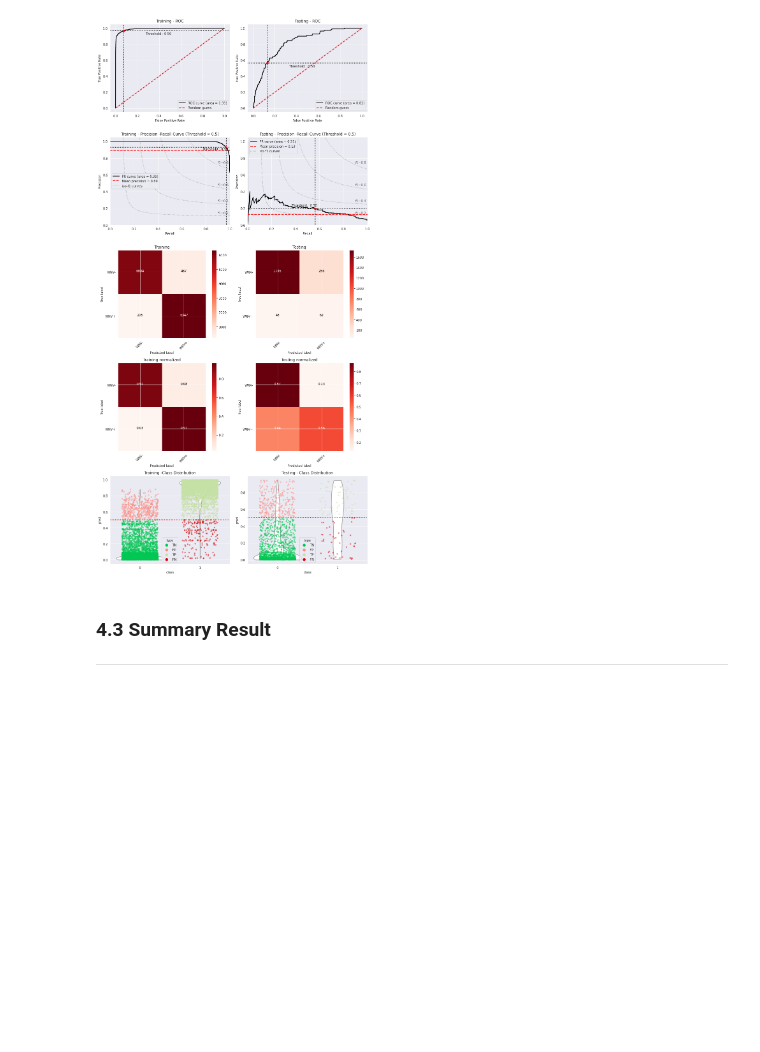
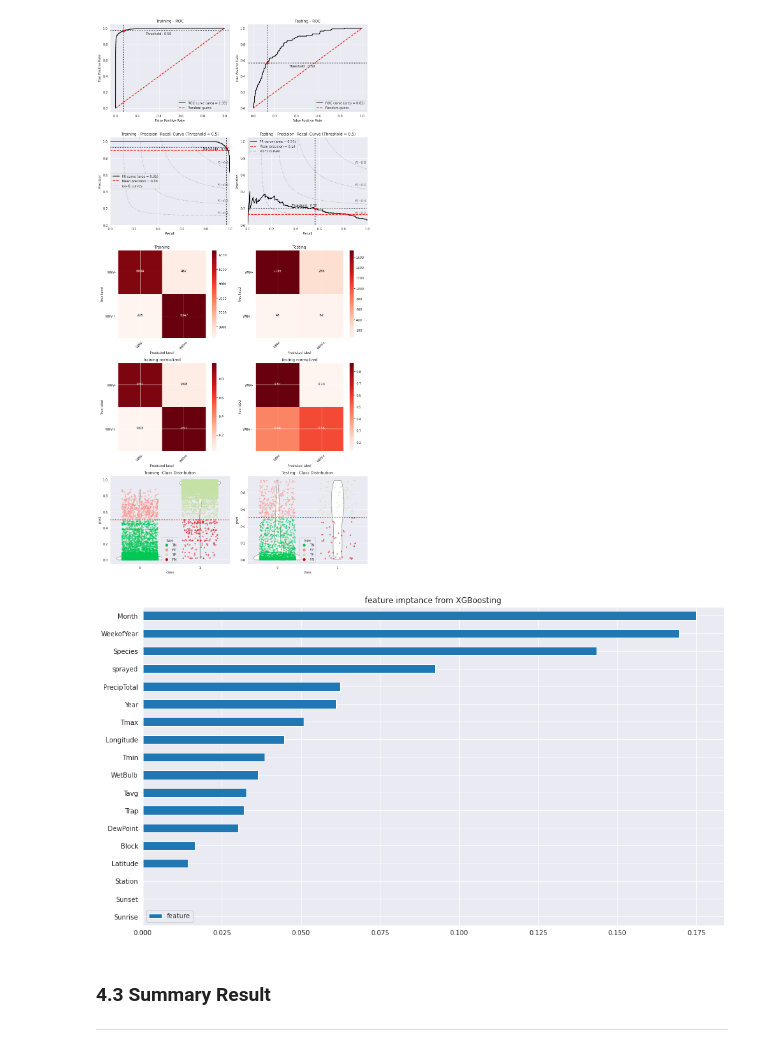
Before and after one commit to henrioei/Binary-Classification-on-West-Nile-Virus, a Jupyter notebook: West_Nile_Virus_Classification_Modelling_Part_2.ipynb, the cells around one changed output. Cells and saved outputs as stored; diff of their text form; code cells hidden in the pictures; blank space fills up the shorter version.

```diff
--- a/West_Nile_Virus_Classification_Modelling_Part_2.ipynb
+++ b/West_Nile_Virus_Classification_Modelling_Part_2.ipynb
@@ -655,6 +655,18 @@ False Positives: 256
 False Negatives: 48
 True Positives: 62
 [figure]
+# %%
+# Feature from Gradient Boosting
+model = XGBClassifier(random_state = 42).fit(X_train_smote , y_train_smote)
+col = X_train.columns
+impt = model.feature_importances_
+
+temp_df = pd.DataFrame(index = col,
+                       data = {'feature': impt})
+temp_df.sort_values(by = 'feature').plot(kind = 'barh' , figsize = (16,9));
+plt.title('feature imptance from XGBoosting');
+# %% [output]
+[figure, added]
 # %% [markdown]
 ### 4.3 Summary Result
 ___
```
